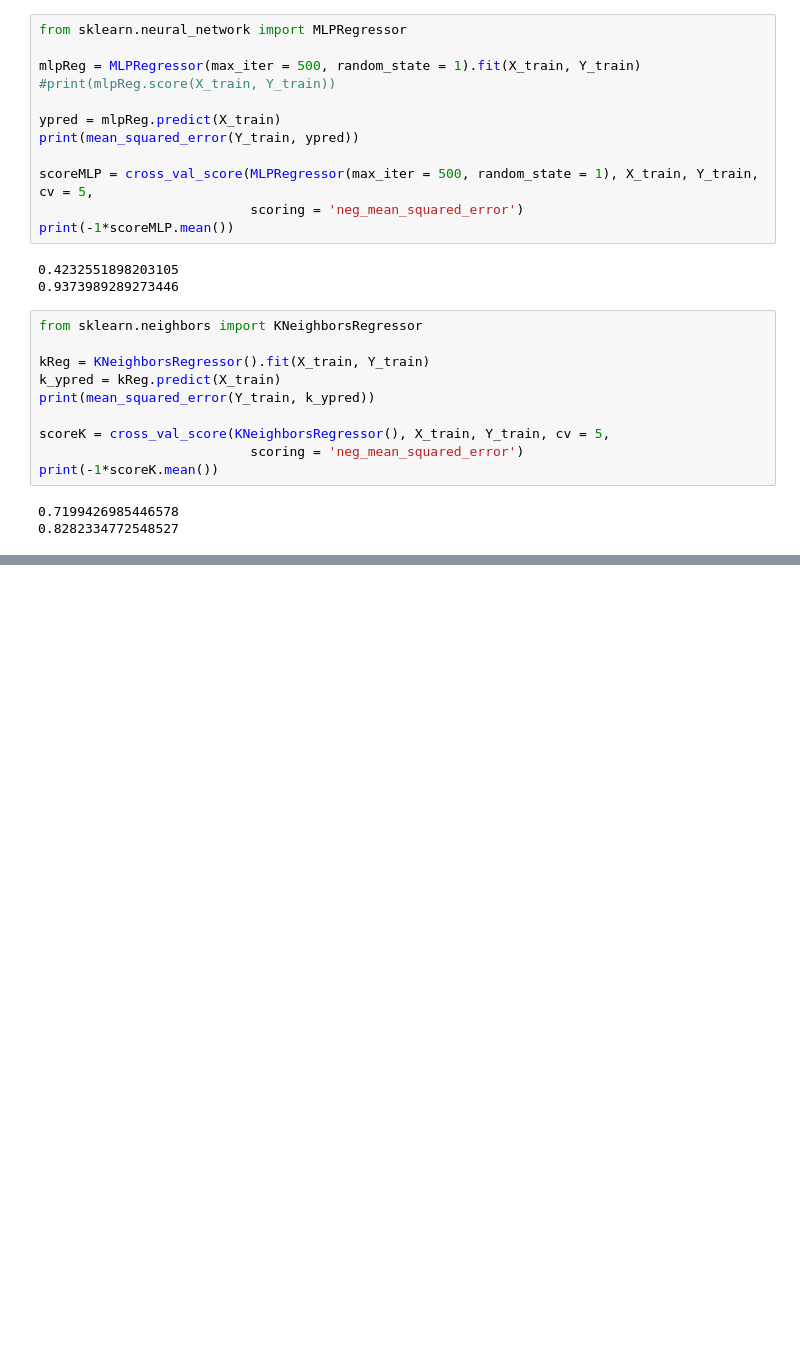
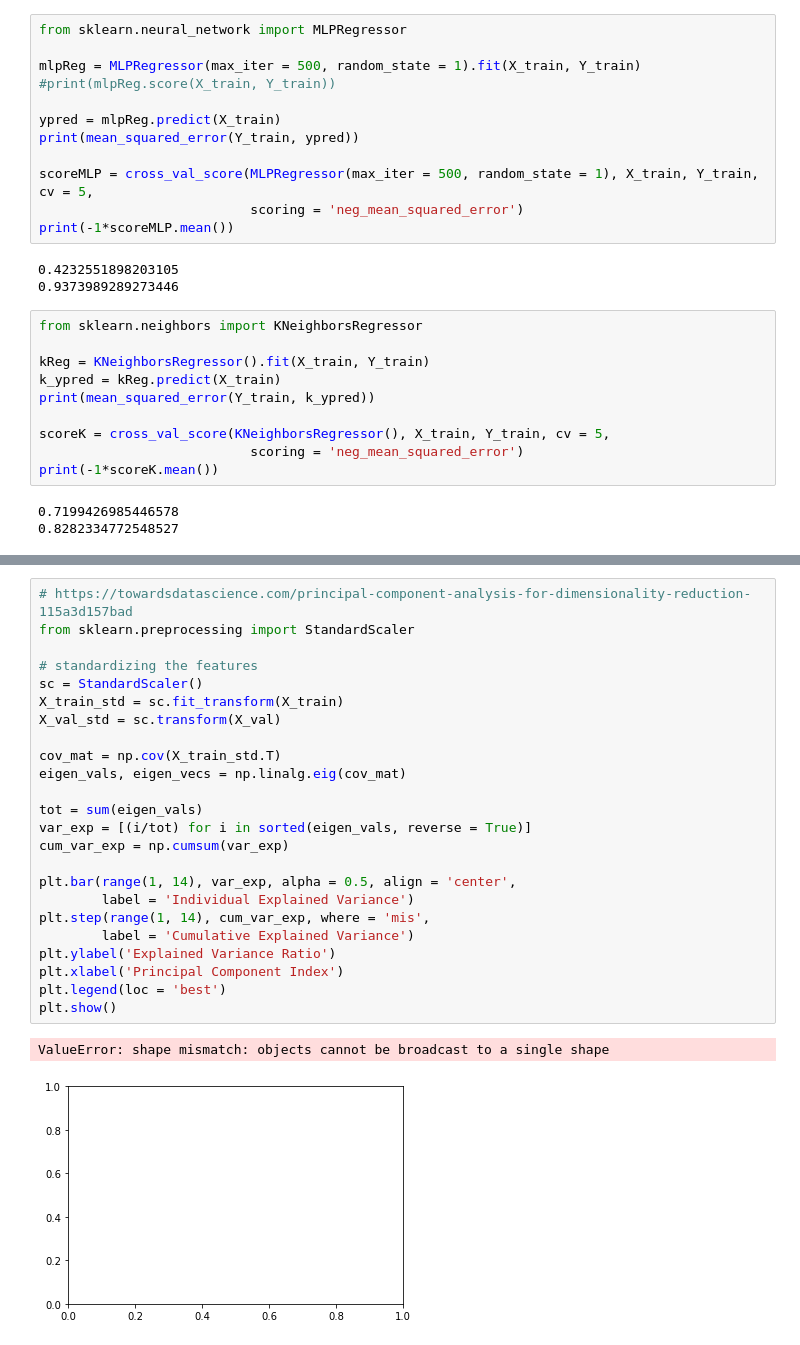
Before and after one commit to seangao14/pstat131proj, a Jupyter notebook: playground.ipynb, the cells around one changed output, grey strips where cells are left out. Cells and saved outputs as stored; diff of their text form; blank space fills up the shorter version.

```diff
--- a/playground.ipynb
+++ b/playground.ipynb
@@ -478,0 +477,27 @@ KeyboardInterrupt:
+# %%
+# https://towardsdatascience.com/principal-component-analysis-for-dimensionality-reduction-115a3d157bad
+from sklearn.preprocessing import StandardScaler
+
+# standardizing the features
+sc = StandardScaler()
+X_train_std = sc.fit_transform(X_train)
+X_val_std = sc.transform(X_val)
+
+cov_mat = np.cov(X_train_std.T)
+eigen_vals, eigen_vecs = np.linalg.eig(cov_mat)
+
+tot = sum(eigen_vals)
+var_exp = [(i/tot) for i in sorted(eigen_vals, reverse = True)]
+cum_var_exp = np.cumsum(var_exp)
+
+plt.bar(range(1, 14), var_exp, alpha = 0.5, align = 'center',
+        label = 'Individual Explained Variance')
+plt.step(range(1, 14), cum_var_exp, where = 'mis',
+        label = 'Cumulative Explained Variance')
+plt.ylabel('Explained Variance Ratio')
+plt.xlabel('Principal Component Index')
+plt.legend(loc = 'best')
+plt.show()
+# %% [output]
+ValueError: shape mismatch: objects cannot be broadcast to a single shape
+[figure, added]
```
Also changed, not shown: parts of 2 cells of this notebook.
